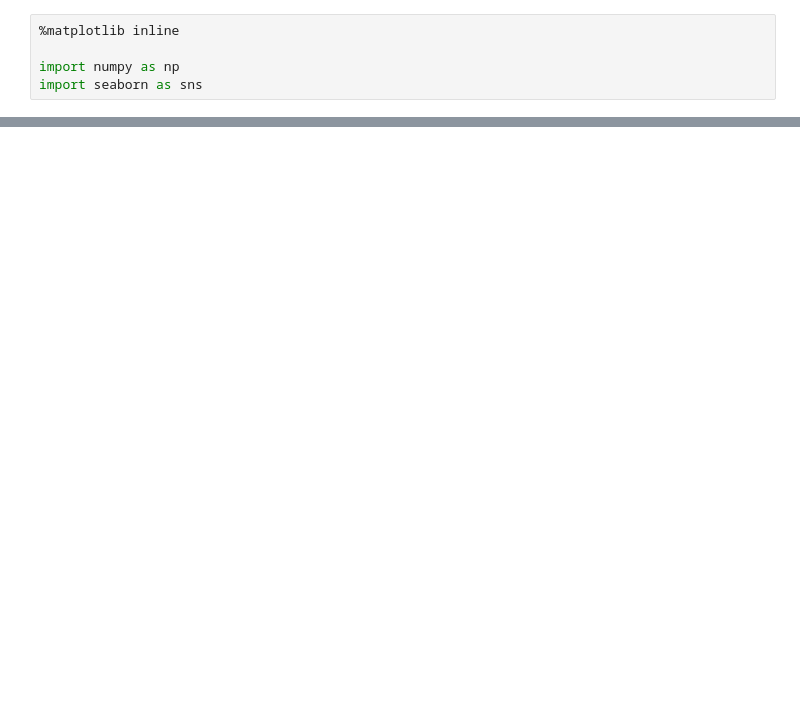
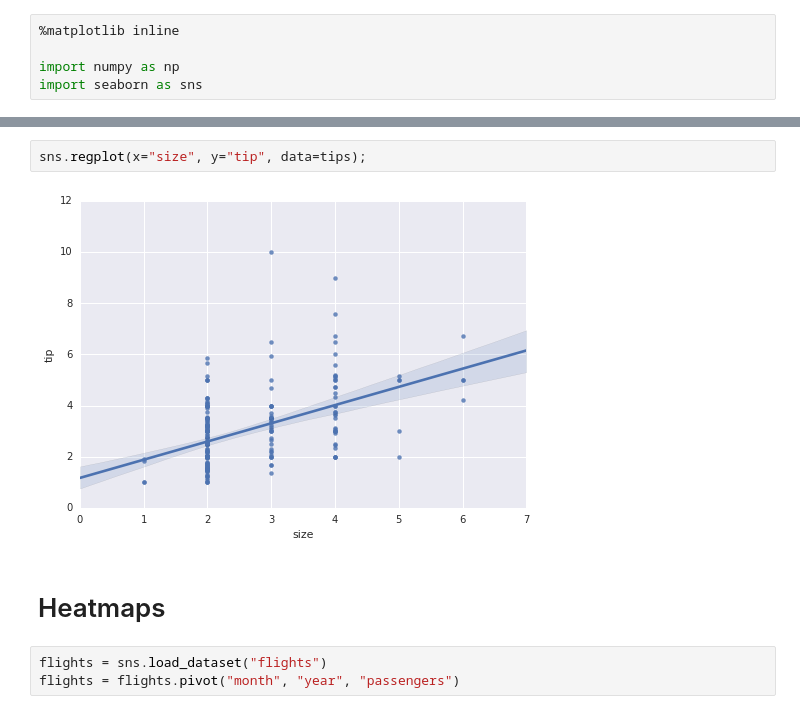
Before and after one commit to dsiufl/DataViz, a Jupyter notebook: Data Visualization - Instructor.ipynb, the cells around one changed output, grey strips where cells are left out. Cells and saved outputs as stored; diff of their text form; blank space fills up the shorter version.

```diff
--- a/Data Visualization - Instructor.ipynb
+++ b/Data Visualization - Instructor.ipynb
@@ -38,0 +28,9 @@ sns.lmplot(x="x", y="y", data=anscombe.query("dataset == 'III'"),
+# %%
+sns.regplot(x="size", y="tip", data=tips);
+# %% [output]
+[figure, added]
+# %% [markdown]
+# Heatmaps
+# %%
+flights = sns.load_dataset("flights")
+flights = flights.pivot("month", "year", "passengers")
```
Also changed, not shown: parts of 12 cells of this notebook.
